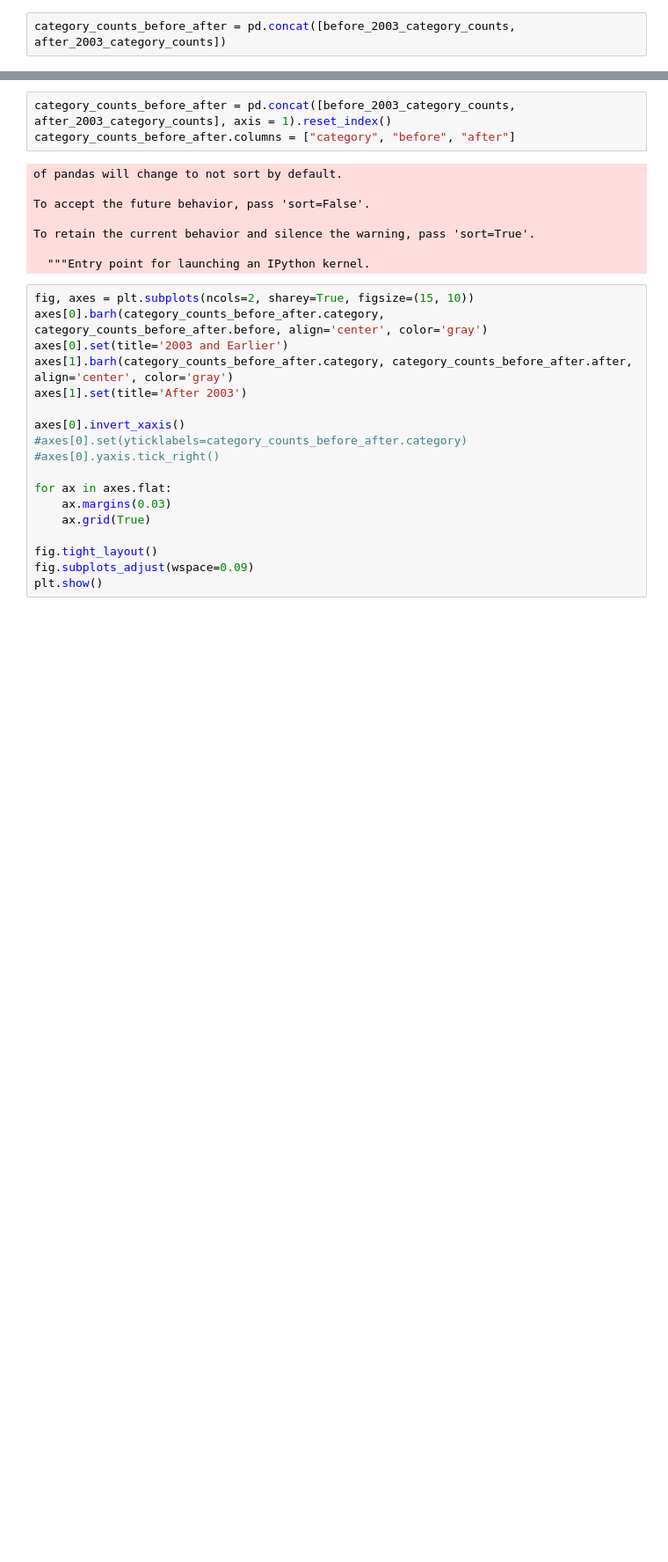
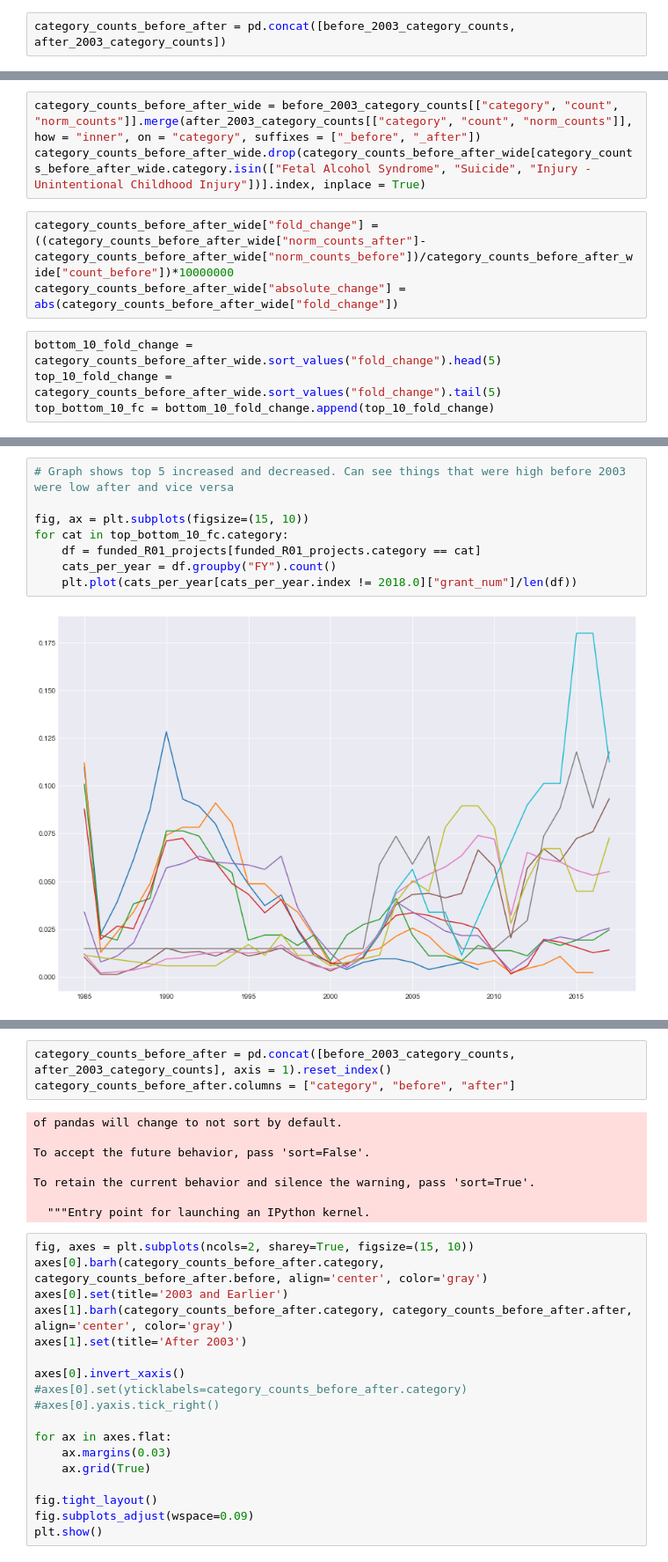
Before and after one commit to raom1/NIH-grants, a Jupyter notebook: funding_topic_analysis_2.ipynb, the cells around one changed output, grey strips where cells are left out. Shown at 88% size. Cells and saved outputs as stored; diff of their text form; blank space fills up the shorter version.

```diff
--- a/funding_topic_analysis_2.ipynb
+++ b/funding_topic_analysis_2.ipynb
@@ -699,0 +702,10 @@ sns.barplot(x = "category", y = "count", hue = "label", data = category_counts_b
+# %%
+category_counts_before_after_wide = before_2003_category_counts[["category", "count", "norm_counts"]].merge(after_2003_category_counts[["category", "count", "norm_counts"]], how = "inner", on = "category", suffixes = ["_before", "_after"])
+category_counts_before_after_wide.drop(category_counts_before_after_wide[category_counts_before_after_wide.category.isin(["Fetal Alcohol Syndrome", "Suicide", "Injury - Unintentional Childhood Injury"])].index, inplace = True)
+# %%
+category_counts_before_after_wide["fold_change"] = ((category_counts_before_after_wide["norm_counts_after"]-category_counts_before_after_wide["norm_counts_before"])/category_counts_before_after_wide["count_before"])*10000000
+category_counts_before_after_wide["absolute_change"] = abs(category_counts_before_after_wide["fold_change"])
+# %%
+bottom_10_fold_change = category_counts_before_after_wide.sort_values("fold_change").head(5)
+top_10_fold_change = category_counts_before_after_wide.sort_values("fold_change").tail(5)
+top_bottom_10_fc = bottom_10_fold_change.append(top_10_fold_change)
@@ -699,0 +726,10 @@ sns.barplot(x = "category", y = "count", hue = "label", data = category_counts_b
+# %%
+# Graph shows top 5 increased and decreased. Can see things that were high before 2003 were low after and vice versa
+
+fig, ax = plt.subplots(figsize=(15, 10))
+for cat in top_bottom_10_fc.category:
+    df = funded_R01_projects[funded_R01_projects.category == cat]
+    cats_per_year = df.groupby("FY").count()
+    plt.plot(cats_per_year[cats_per_year.index != 2018.0]["grant_num"]/len(df))
+# %% [output]
+[figure, added]
```
Also changed, not shown: parts of 14 cells of this notebook.
